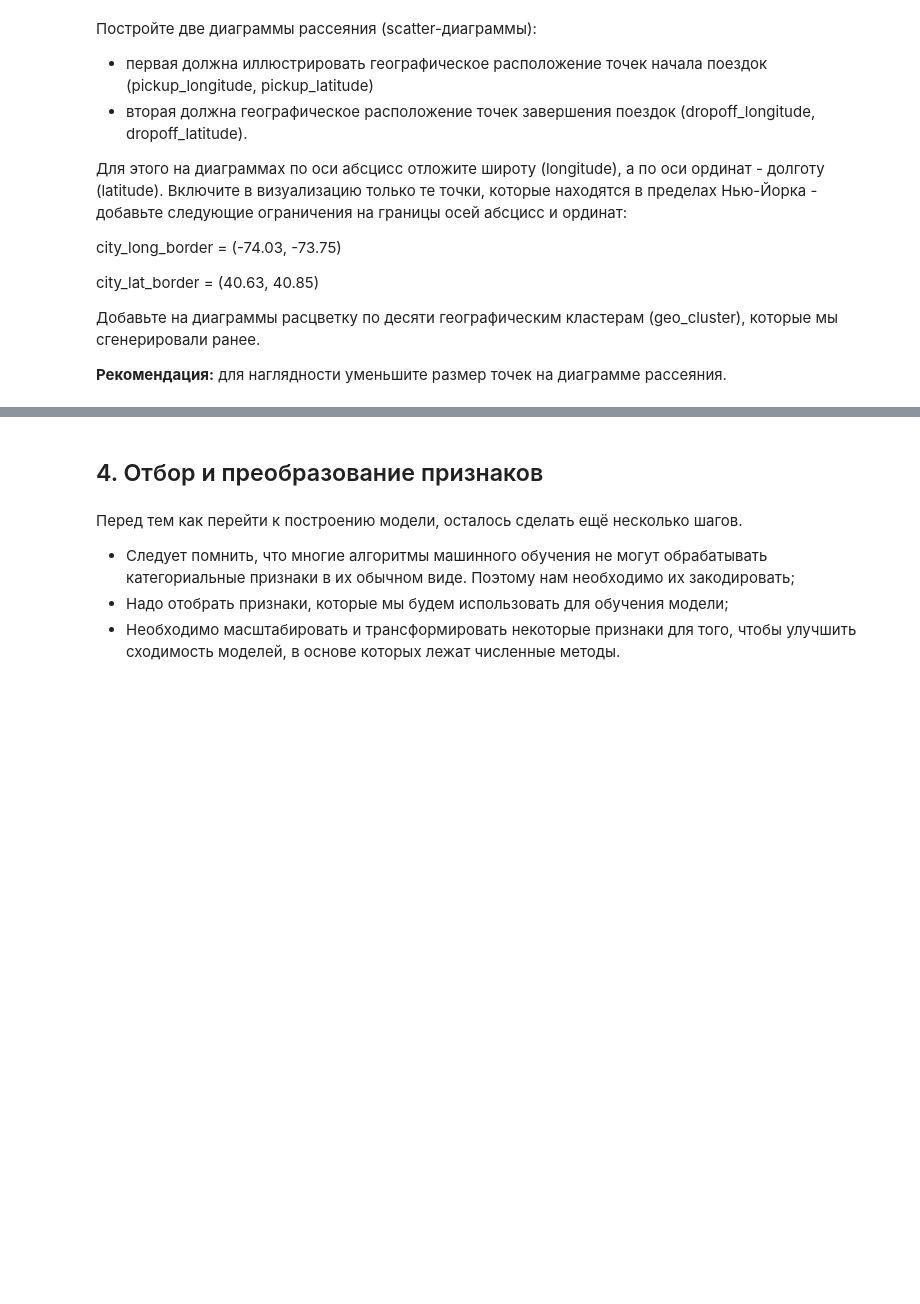
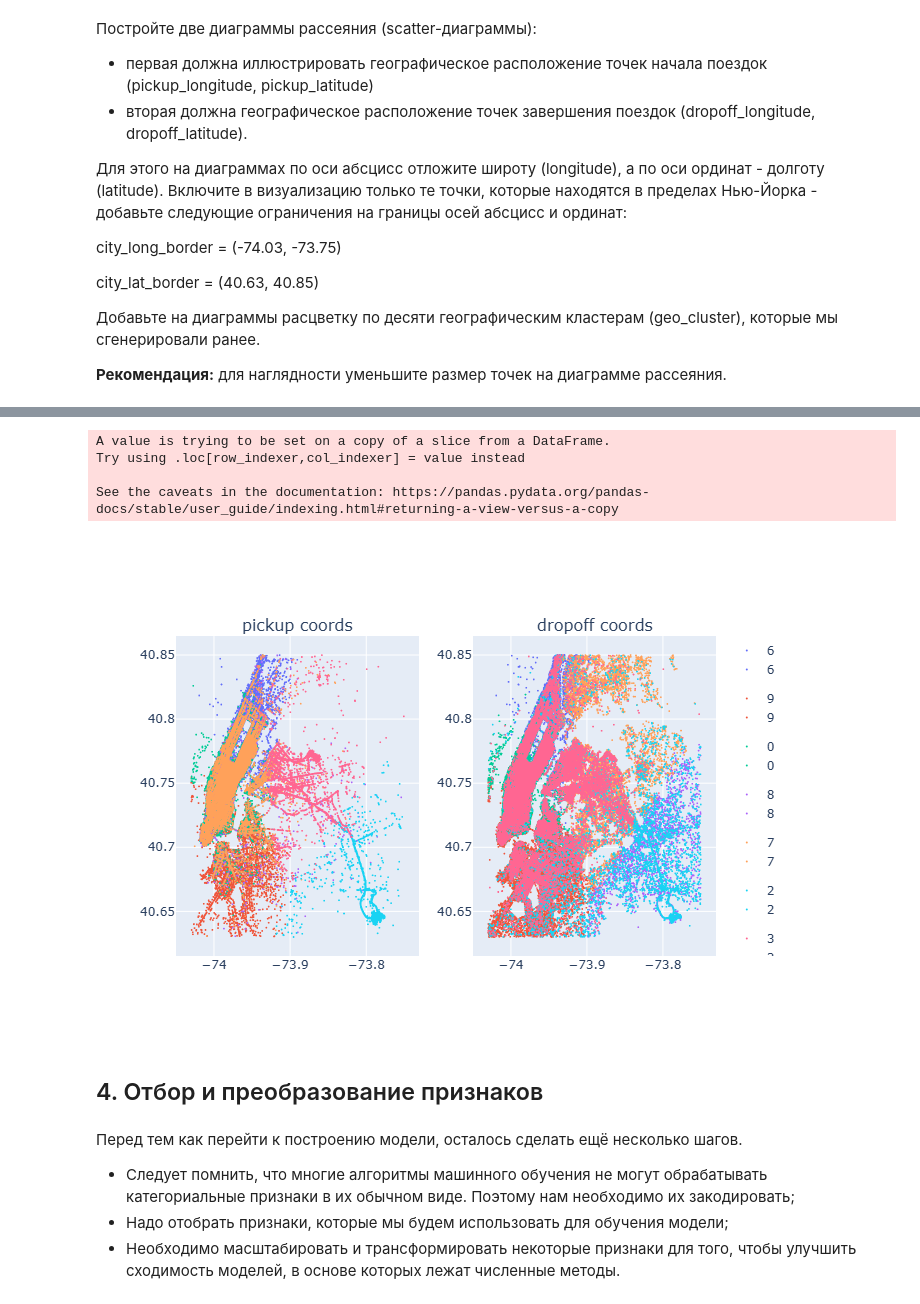
Before and after one commit to YarikKa2/Project_5, a Jupyter notebook: code/Project_5.ipynb, the cells around one changed output, grey strips where cells are left out. Drawn from its saved outputs; the diff is of its cells as text; code cells hidden in the pictures; blank space fills up the shorter version.

Commit message:
with suffering plotly is working (lesson 3.7 is done)

```diff
--- a/code/Project_5.ipynb
+++ b/code/Project_5.ipynb
@@ -886,3 +924,70 @@ city_lat_border = (40.63, 40.85)
+# %%
+from plotly.subplots import make_subplots
+import plotly.express as px
+import plotly.io as pio
+
+
+# Set NY city borders
+city_long_border = (-74.03, -73.75)
+city_lat_border = (40.63, 40.85)
+
+# Border masks
+pickup_long = \
+    (taxi_data['pickup_longitude'] > city_long_border[0]) &\
+    (taxi_data['pickup_longitude'] < city_long_border[1])
+
+pickup_lat = \
+    (taxi_data['pickup_latitude'] > city_lat_border[0]) &\
+    (taxi_data['pickup_latitude'] < city_lat_border[1])
+
+dropoff_long = \
+    (taxi_data['dropoff_longitude'] > city_long_border[0]) &\
+    (taxi_data['dropoff_longitude'] < city_long_border[1])
+
+dropoff_lat = \
+    (taxi_data['dropoff_latitude'] > city_lat_border[0]) &\
+    (taxi_data['dropoff_latitude'] < city_lat_border[1])
+
+# Subset data between borders
+ny_city_data = taxi_data[pickup_long & pickup_lat & dropoff_long & dropoff_lat]
+ny_city_data['geo_cluster_cat'] = ny_city_data['geo_cluster'].astype('category')
+
+
+# Makes plots in png format
+pio.renderers.default = "png"
+
+
+# Set figure with subplots
+fig = make_subplots(rows=1, cols=2, subplot_titles=('pickup coords',
+                                                    'dropoff coords'))
+
+# Create scatter plot with pickup data
+pickup_fig = px.scatter(ny_city_data, x='pickup_longitude',
+                 y='pickup_latitude', color='geo_cluster_cat',
+                 title='pickup coords', color_continuous_scale='viridis')
+
+# Create scatter plot with dropoff data
+dropoff_fig = px.scatter(ny_city_data, x='dropoff_longitude',
+                 y='dropoff_latitude', color='geo_cluster_cat',
+                 title='dropoff coords', color_continuous_scale='viridis' )
+
+# Add to subplots
+for trace in pickup_fig.data:
+    fig.add_trace(trace, row=1, col=1)
+
+for trace in dropoff_fig.data:
+    fig.add_trace(trace, row=1, col=2)
+
+
+# Change size of dots
+fig.update_traces(marker=dict(size=2))
+fig.show()
+# %% [output]
+A value is trying to be set on a copy of a slice from a DataFrame.
+Try using .loc[row_indexer,col_indexer] = value instead
+
+See the caveats in the documentation: https://pandas.pydata.org/pandas-docs/stable/user_guide/indexing.html#returning-a-view-versus-a-copy
+[figure, added]
 # %% [markdown]
 ## 4. Отбор и преобразование признаков
 # %% [markdown]
```
Also changed, not shown: parts of 3 cells of this notebook.
